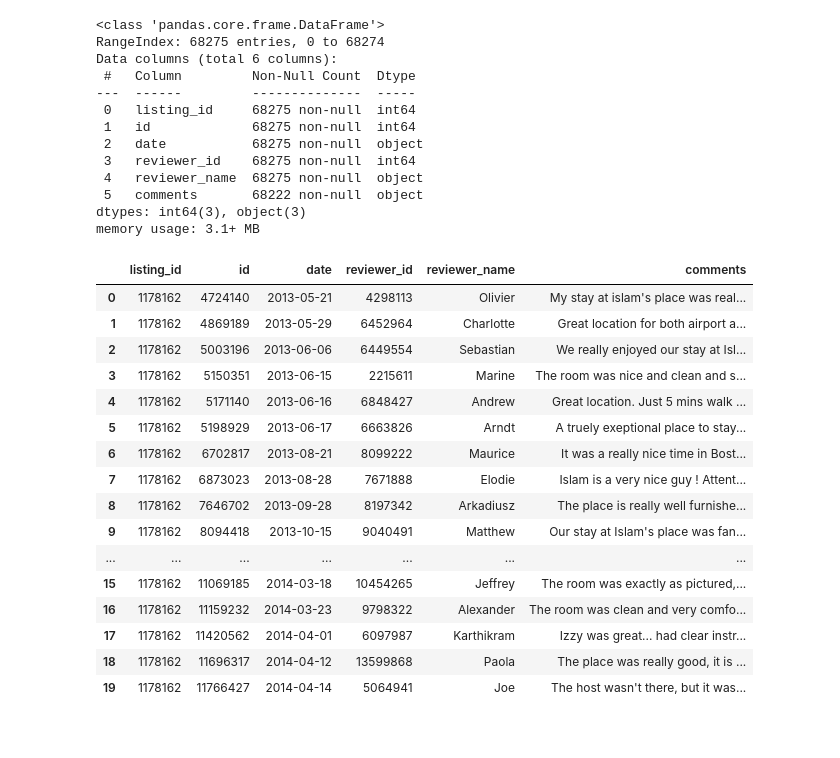
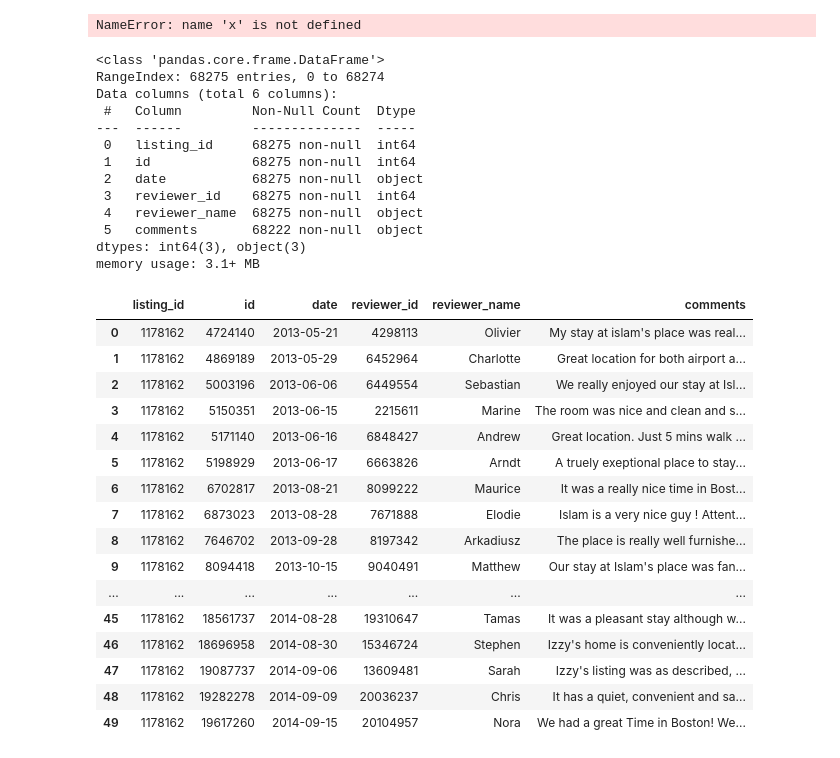
Before and after one commit to edonkoh/udacity_airbnb, a Jupyter notebook: airbnb.ipynb, the cells around one changed output. Drawn from its saved outputs; the diff is of its cells as text; code cells hidden in the pictures.

```diff
--- a/airbnb.ipynb
+++ b/airbnb.ipynb
@@ -22,37 +28,66 @@ df_seattle_reviews = pd.read_csv("C:\\Github\\personal\\udacity_airbnb\\src_data
 df_boston_listings = pd.read_csv("C:\\Github\\personal\\udacity_airbnb\\src_data\\airbnb\\boston\\project_data\\listings.csv")
 df_boston_calendar = pd.read_csv("C:\\Github\\personal\\udacity_airbnb\\src_data\\airbnb\\boston\\project_data\\calendar.csv")
 df_boston_reviews = pd.read_csv("C:\\Github\\personal\\udacity_airbnb\\src_data\\airbnb\\boston\\project_data\\reviews.csv")
+# %%
+#Functions for Data Preparation
+def dollar_float(x):
+    '''
+    input: dollar value with string dtype
+    output: value in float
+'''
+
+if type(x) == str:
+    x=x[1:].replace("," , "")
+    x=float(x)
+
+return x
+
+
+def perc_float(x):
+    '''
+    input: % value with string dtype
+    output: % value in float
+
+    '''
+
+    if type(x) == str:
+        x=x.replace('%' , '')
+        x=float(x)/100.0
+
+return x
+# %% [output]
+NameError: name 'x' is not defined
 # %%
 df_boston_reviews.info()
-df_boston_reviews.head(n=20)
+df_boston_reviews.head(n=50)
 # %% [output]
 <class 'pandas.core.frame.DataFrame'>
 RangeIndex: 68275 entries, 0 to 68274
 Data columns (total 6 columns):
  #   Column         Non-Null Count  Dtype
 ---  ------         --------------  -----
  0   listing_id     68275 non-null  int64
  1   id             68275 non-null  int64
  2   date           68275 non-null  object
  3   reviewer_id    68275 non-null  int64
  4   reviewer_name  68275 non-null  object
  5   comments       68222 non-null  object
 dtypes: int64(3), object(3)
 memory usage: 3.1+ MB
 |  | listing_id | id | date | reviewer_id | reviewer_name | comments |
 | 0 | 1178162 | 4724140 | 2013-05-21 | 4298113 | Olivier | My stay at islam's place was real... |
 | 1 | 1178162 | 4869189 | 2013-05-29 | 6452964 | Charlotte | Great location for both airport a... |
 | 2 | 1178162 | 5003196 | 2013-06-06 | 6449554 | Sebastian | We really enjoyed our stay at Isl... |
 | 3 | 1178162 | 5150351 | 2013-06-15 | 2215611 | Marine | The room was nice and clean and s... |
 | 4 | 1178162 | 5171140 | 2013-06-16 | 6848427 | Andrew | Great location. Just 5 mins walk ... |
 | 5 | 1178162 | 5198929 | 2013-06-17 | 6663826 | Arndt | A truely exeptional place to stay... |
 | 6 | 1178162 | 6702817 | 2013-08-21 | 8099222 | Maurice | It was a really nice time in Bost... |
 | 7 | 1178162 | 6873023 | 2013-08-28 | 7671888 | Elodie | Islam is a very nice guy ! Attent... |
 | 8 | 1178162 | 7646702 | 2013-09-28 | 8197342 | Arkadiusz | The place is really well furnishe... |
 | 9 | 1178162 | 8094418 | 2013-10-15 | 9040491 | Matthew | Our stay at Islam's place was fan... |
 | ... | ... | ... | ... | ... | ... | ... |
-| 15 | 1178162 | 11069185 | 2014-03-18 | 10454265 | Jeffrey | The room was exactly as pictured,... |
-| 16 | 1178162 | 11159232 | 2014-03-23 | 9798322 | Alexander | The room was clean and very comfo... |
-| 17 | 1178162 | 11420562 | 2014-04-01 | 6097987 | Karthikram | Izzy was great... had clear instr... |
-| 18 | 1178162 | 11696317 | 2014-04-12 | 13599868 | Paola | The place was really good, it is ... |
-| 19 | 1178162 | 11766427 | 2014-04-14 | 5064941 | Joe | The host wasn't there, but it was... |
+| 45 | 1178162 | 18561737 | 2014-08-28 | 19310647 | Tamas | It was a pleasant stay although w... |
+| 46 | 1178162 | 18696958 | 2014-08-30 | 15346724 | Stephen | Izzy's home is conveniently locat... |
+| 47 | 1178162 | 19087737 | 2014-09-06 | 13609481 | Sarah | Izzy's listing was as described, ... |
+| 48 | 1178162 | 19282278 | 2014-09-09 | 20036237 | Chris | It has a quiet, convenient and sa... |
+| 49 | 1178162 | 19617260 | 2014-09-15 | 20104957 | Nora | We had a great Time in Boston! We... |
```
Also changed, not shown: parts of 15 cells of this notebook.
